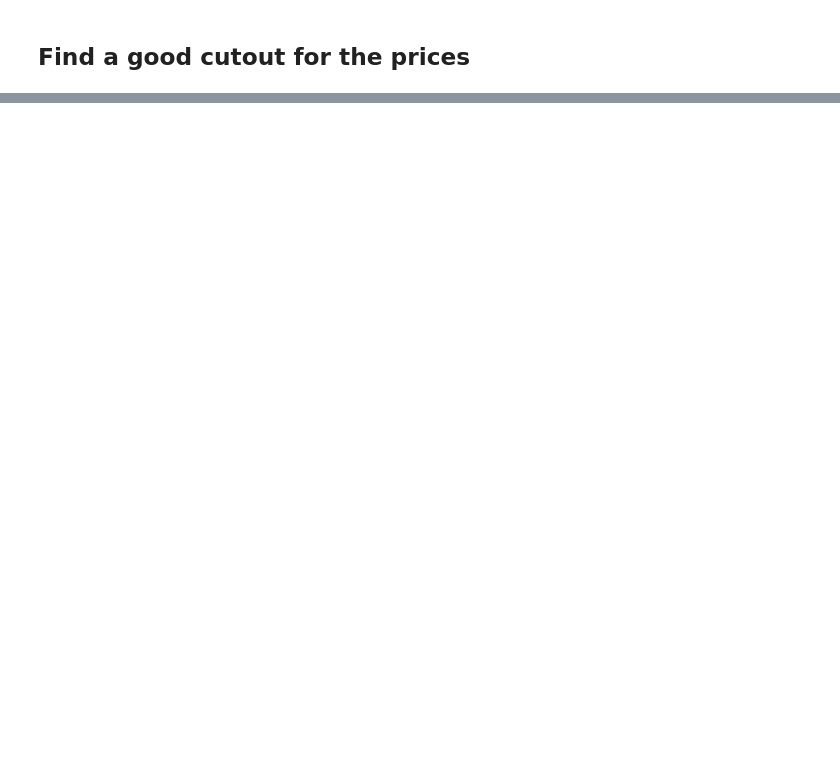
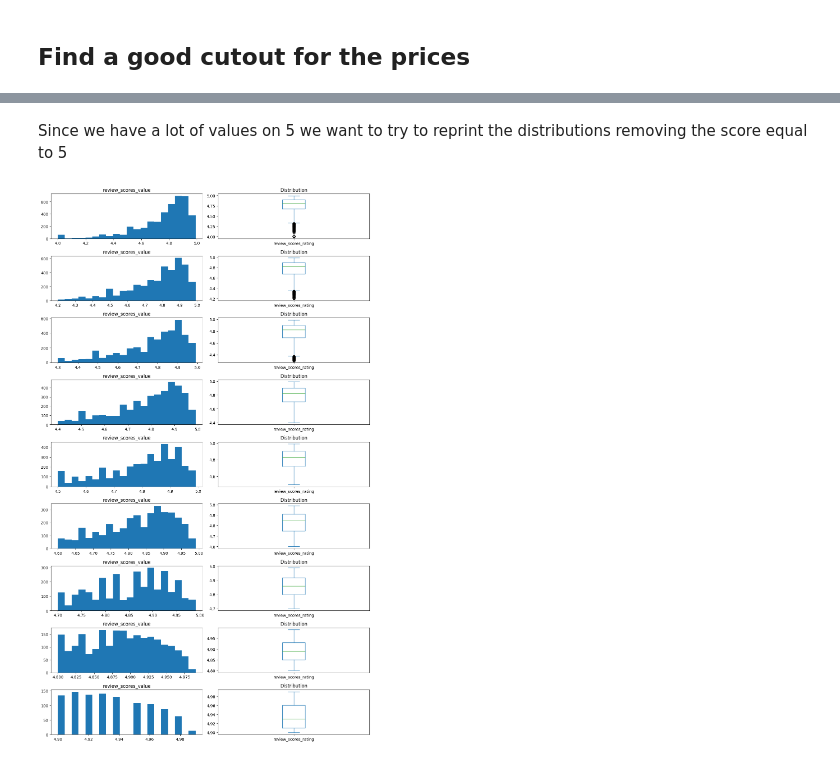
Before and after one commit to MaGiiK02/AirBnB_score_prediction, a Jupyter notebook: data_analyisis/target_conlumns_analysis.ipynb, the cells around one changed output, grey strips where cells are left out. Drawn from its saved outputs; the diff is of its cells as text; code cells hidden in the pictures; blank space fills up the shorter version.

```diff
--- a/data_analyisis/target_conlumns_analysis.ipynb
+++ b/data_analyisis/target_conlumns_analysis.ipynb
@@ -105,0 +132,22 @@ Relationship between a couple columns using a scatter plot:
+# %% [markdown]
+Since we have a lot of values on 5 we want to try to reprint the distributions removing the score equal to 5
+# %%
+# Select only the numerical columns
+score_cols = df.review_scores_rating.dropna()
+
+limits_up = [4, 4.2, 4.3, 4.4, 4.5, 4.6, 4.7, 4.8, 4.9 ]
+
+# Create subplots for each column
+fig, axes = plt.subplots(nrows=len(limits_up), ncols=2, figsize=(12, 20))
+for i, l in enumerate(limits_up):
+    data = score_cols[score_cols >= l][score_cols < 5] # Remove missing values from the data
+    axes[i][0].hist(data, bins=20)
+    axes[i][0].set_title(col)
+
+    plot = data.plot(kind = 'box', ax = axes[i][1])
+    plot.set_title('Distribution')
+
+plt.tight_layout()
+plt.show()
+# %% [output]
+[figure, added]
```
Also changed, not shown: parts of 8 cells of this notebook.
